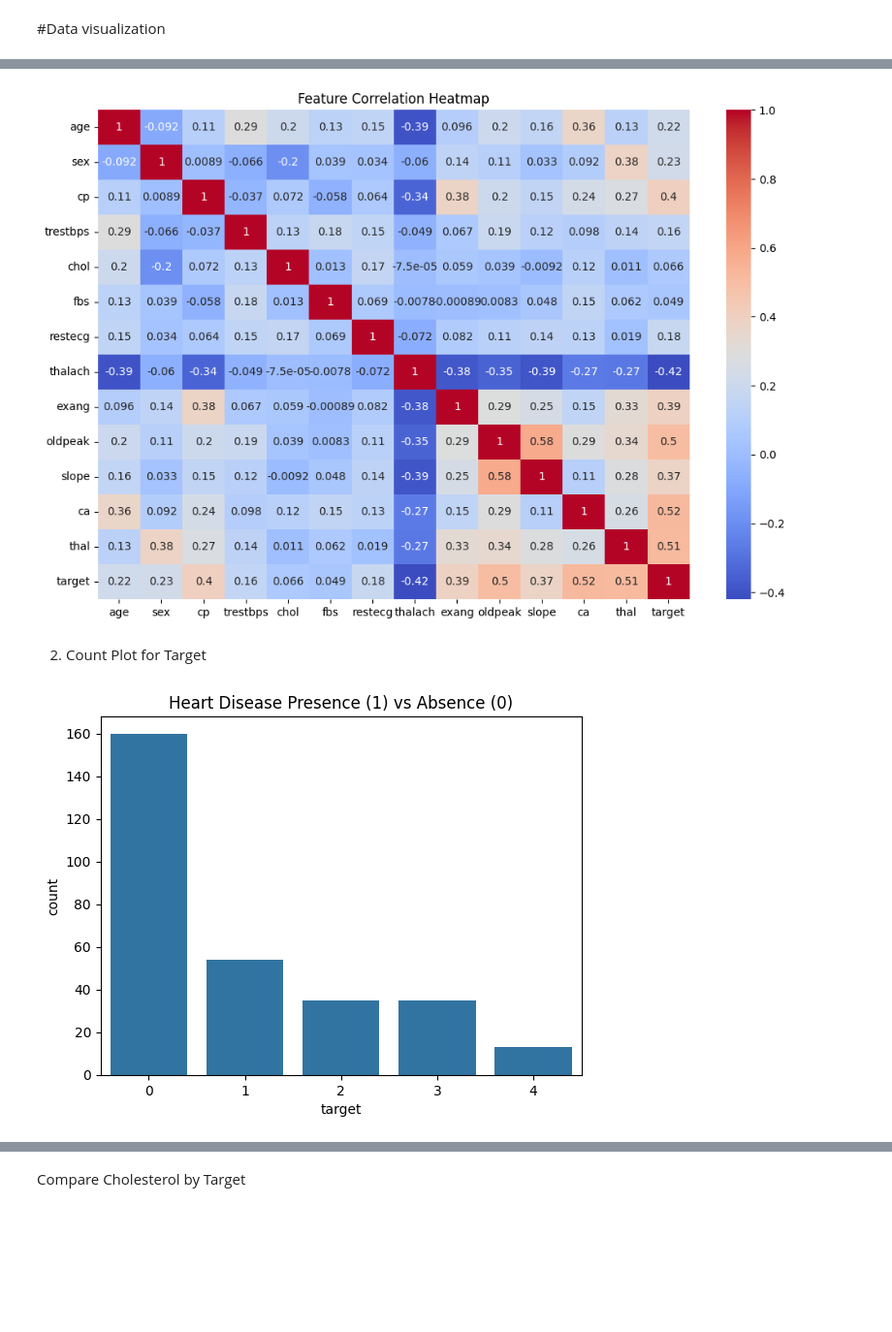
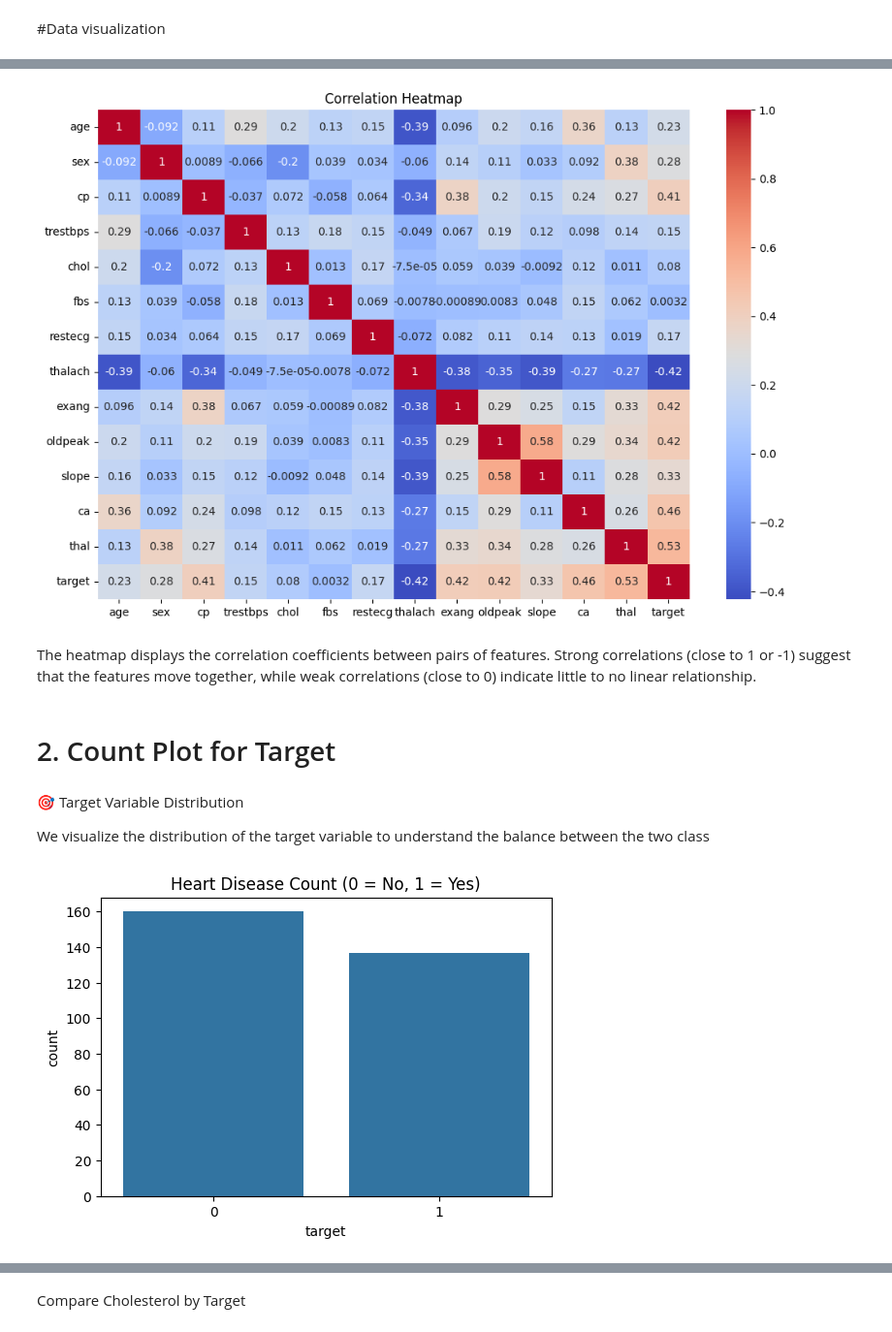
Before and after one commit to NOTGOD6000/Exploratory-Data-Analysis-on-Heart-Disease-Dataset, a Jupyter notebook: Exploratory Data Analysis on Heart Disease Dataset.ipynb, the cells around one changed output, grey strips where cells are left out. Shown at 97% size. Cells and saved outputs as stored; diff of their text form; code cells hidden in the pictures; blank space fills up the shorter version.

```diff
--- a/Exploratory Data Analysis on Heart Disease Dataset.ipynb
+++ b/Exploratory Data Analysis on Heart Disease Dataset.ipynb
@@ -81,21 +78,13 @@ We began by:
 
 This ensured our dataset was clean and ready for analysis.
 # %%
+# Load dataset
 columns = [
     "age", "sex", "cp", "trestbps", "chol", "fbs", "restecg",
-    "thalach", "exang", "oldpeak", "slope", "ca", "thal","target"
+    "thalach", "exang", "oldpeak", "slope", "ca", "thal", "target"
 ]
-#load the file
 df = pd.read_csv("processed.cleveland.data", names=columns)
 
-#handling missing value (UCI uses '?')
-df.replace("?", pd.NA, inplace=True)
-df.dropna(inplace=True)
-
-#convert data type
-df["ca"] = pd.to_numeric(df["ca"])
-df["thal"] = pd.to_numeric(df["thal"])
-df["target"] = df["target"].astype(int)
-
-print(df.head())
+# Check for missing values
+df.isnull().sum()
 # %% [output]
@@ -114,0 +109,16 @@ print(df.head())
+# %%
+# Replace '?' with NaN
+df.replace("?", pd.NA, inplace=True)
+
+# Drop rows with missing values
+df.dropna(inplace=True)
+
+# Convert 'ca' and 'thal' to numeric
+df["ca"] = pd.to_numeric(df["ca"])
+df["thal"] = pd.to_numeric(df["thal"])
+
+# Convert 'target' to binary classification
+df["target"] = df["target"].apply(lambda x: 1 if x > 0 else 0)
+
+# Check data types
+df.dtypes
@@ -173,15 +211,22 @@ dtype: int64
 # %%
 plt.figure(figsize=(12, 8))
 sns.heatmap(df.corr(), annot=True, cmap="coolwarm")
-plt.title("Feature Correlation Heatmap")
+plt.title("Correlation Heatmap")
 plt.show()
 # %% [output]
-[figure, old version]
+[figure, new version]
+# %% [markdown]
+The heatmap displays the correlation coefficients between pairs of features. Strong correlations (close to 1 or -1) suggest that the features move together, while weak correlations (close to 0) indicate little to no linear relationship.
 # %% [markdown]
- 2. Count Plot for Target
+# 2. Count Plot for Target
+# %% [markdown]
+🎯 Target Variable Distribution
+
+We visualize the distribution of the target variable to understand the balance between the two class
 # %%
+plt.figure(figsize=(6, 4))
 sns.countplot(x="target", data=df)
-plt.title("Heart Disease Presence (1) vs Absence (0)")
+plt.title("Heart Disease Count (0 = No, 1 = Yes)")
 plt.show()
 # %% [output]
-[figure, old version]
+[figure, new version]
```
Also changed, not shown: parts of 23 cells of this notebook.
